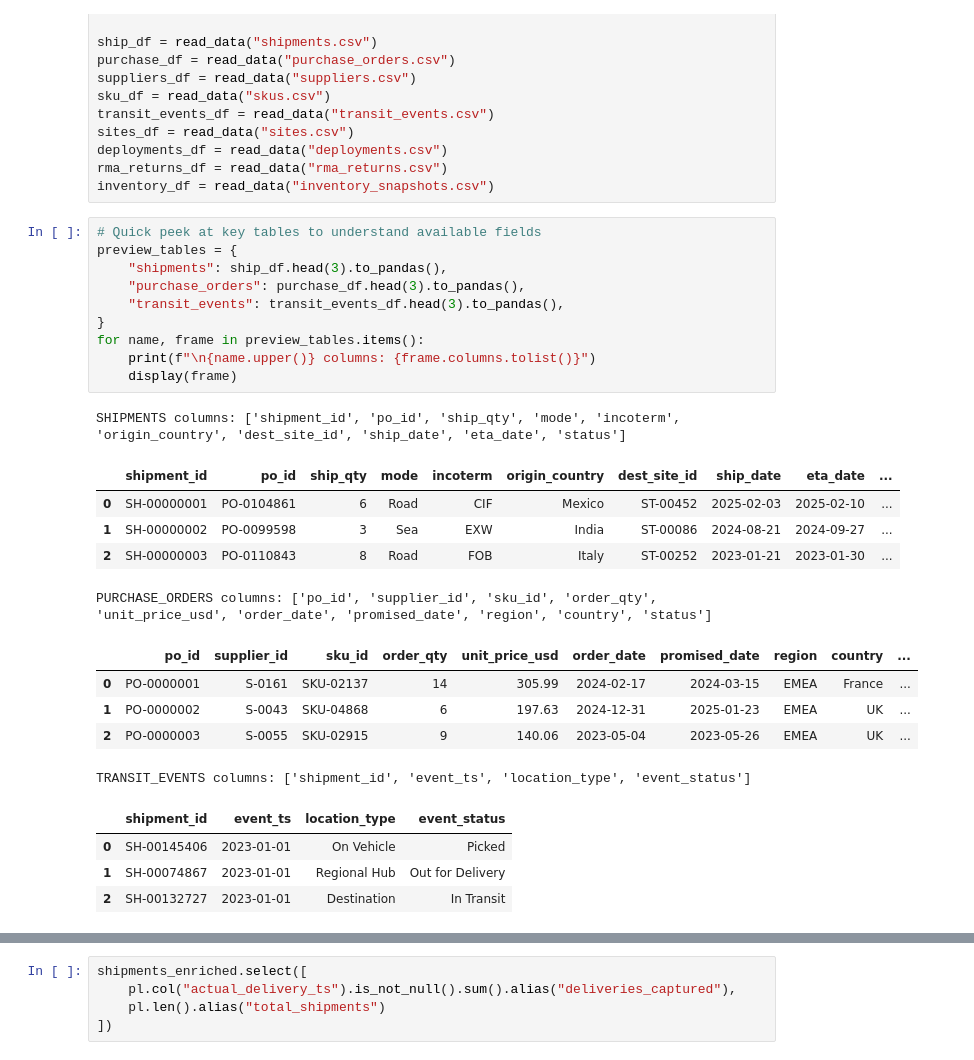
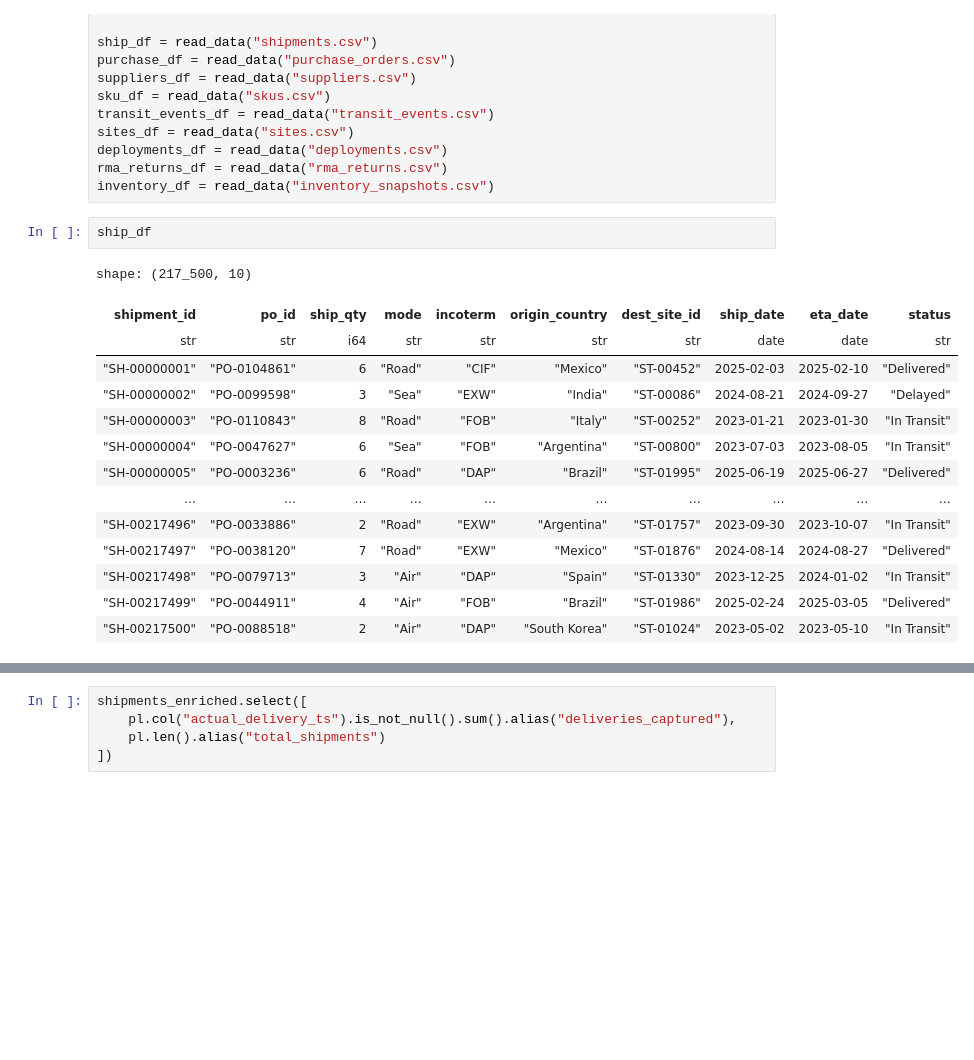
Before and after one commit to miskibin/task, a Jupyter notebook: research/delayed_shippment.ipynb, the cells around one changed output, grey strips where cells are left out. Drawn from its saved outputs; the diff is of its cells as text; blank space fills up the shorter version.

```diff
--- a/research/delayed_shippment.ipynb
+++ b/research/delayed_shippment.ipynb
@@ -32,31 +32,22 @@ deployments_df = read_data("deployments.csv")
 rma_returns_df = read_data("rma_returns.csv")
 inventory_df = read_data("inventory_snapshots.csv")
 # %%
-# Quick peek at key tables to understand available fields
-preview_tables = {
-    "shipments": ship_df.head(3).to_pandas(),
-    "purchase_orders": purchase_df.head(3).to_pandas(),
-    "transit_events": transit_events_df.head(3).to_pandas(),
-}
-for name, frame in preview_tables.items():
-    print(f"\n{name.upper()} columns: {frame.columns.tolist()}")
-    display(frame)
+ship_df
 # %% [output]
-SHIPMENTS columns: ['shipment_id', 'po_id', 'ship_qty', 'mode', 'incoterm', 'origin_country', 'dest_site_id', 'ship_date', 'eta_date', 'status']
+shape: (217_500, 10)
-|  | shipment_id | po_id | ship_qty | mode | incoterm | origin_country | dest_site_id | ship_date | eta_date | ... |
-| 0 | SH-00000001 | PO-0104861 | 6 | Road | CIF | Mexico | ST-00452 | 2025-02-03 | 2025-02-10 | ... |
-| 1 | SH-00000002 | PO-0099598 | 3 | Sea | EXW | India | ST-00086 | 2024-08-21 | 2024-09-27 | ... |
-| 2 | SH-00000003 | PO-0110843 | 8 | Road | FOB | Italy | ST-00252 | 2023-01-21 | 2023-01-30 | ... |
+| shipment_id | po_id | ship_qty | mode | incoterm | origin_country | dest_site_id | ship_date | eta_date | status |
+| str | str | i64 | str | str | str | str | date | date | str |
+| "SH-00000001" | "PO-0104861" | 6 | "Road" | "CIF" | "Mexico" | "ST-00452" | 2025-02-03 | 2025-02-10 | "Delivered" |
+| "SH-00000002" | "PO-0099598" | 3 | "Sea" | "EXW" | "India" | "ST-00086" | 2024-08-21 | 2024-09-27 | "Delayed" |
+| "SH-00000003" | "PO-0110843" | 8 | "Road" | "FOB" | "Italy" | "ST-00252" | 2023-01-21 | 2023-01-30 | "In Transit" |
+| "SH-00000004" | "PO-0047627" | 6 | "Sea" | "FOB" | "Argentina" | "ST-00800" | 2023-07-03 | 2023-08-05 | "In Transit" |
+| "SH-00000005" | "PO-0003236" | 6 | "Road" | "DAP" | "Brazil" | "ST-01995" | 2025-06-19 | 2025-06-27 | "Delivered" |
+| … | … | … | … | … | … | … | … | … | … |
+| "SH-00217496" | "PO-0033886" | 2 | "Road" | "EXW" | "Argentina" | "ST-01757" | 2023-09-30 | 2023-10-07 | "In Transit" |
+| "SH-00217497" | "PO-0038120" | 7 | "Road" | "EXW" | "Mexico" | "ST-01876" | 2024-08-14 | 2024-08-27 | "Delivered" |
+| "SH-00217498" | "PO-0079713" | 3 | "Air" | "DAP" | "Spain" | "ST-01330" | 2023-12-25 | 2024-01-02 | "In Transit" |
+| "SH-00217499" | "PO-0044911" | 4 | "Air" | "FOB" | "Brazil" | "ST-01986" | 2025-02-24 | 2025-03-05 | "Delivered" |
+| "SH-00217500" | "PO-0088518" | 2 | "Air" | "DAP" | "South Korea" | "ST-01024" | 2023-05-02 | 2023-05-10 | "In Transit" |
-PURCHASE_ORDERS columns: ['po_id', 'supplier_id', 'sku_id', 'order_qty', 'unit_price_usd', 'order_date', 'promised_date', 'region', 'country', 'status']
-|  | po_id | supplier_id | sku_id | order_qty | unit_price_usd | order_date | promised_date | region | country | ... |
-| 0 | PO-0000001 | S-0161 | SKU-02137 | 14 | 305.99 | 2024-02-17 | 2024-03-15 | EMEA | France | ... |
-| 1 | PO-0000002 | S-0043 | SKU-04868 | 6 | 197.63 | 2024-12-31 | 2025-01-23 | EMEA | UK | ... |
-| 2 | PO-0000003 | S-0055 | SKU-02915 | 9 | 140.06 | 2023-05-04 | 2023-05-26 | EMEA | UK | ... |
-TRANSIT_EVENTS columns: ['shipment_id', 'event_ts', 'location_type', 'event_status']
-|  | shipment_id | event_ts | location_type | event_status |
-| 0 | SH-00145406 | 2023-01-01 | On Vehicle | Picked |
-| 1 | SH-00074867 | 2023-01-01 | Regional Hub | Out for Delivery |
-| 2 | SH-00132727 | 2023-01-01 | Destination | In Transit |
 # %%
 # Basic distributions to understand shipment and event statuses
 status_summary = ship_df.group_by("status").len().sort("len", descending=True)
```
Also changed, not shown: parts of 16 cells of this notebook, 5 other files.
